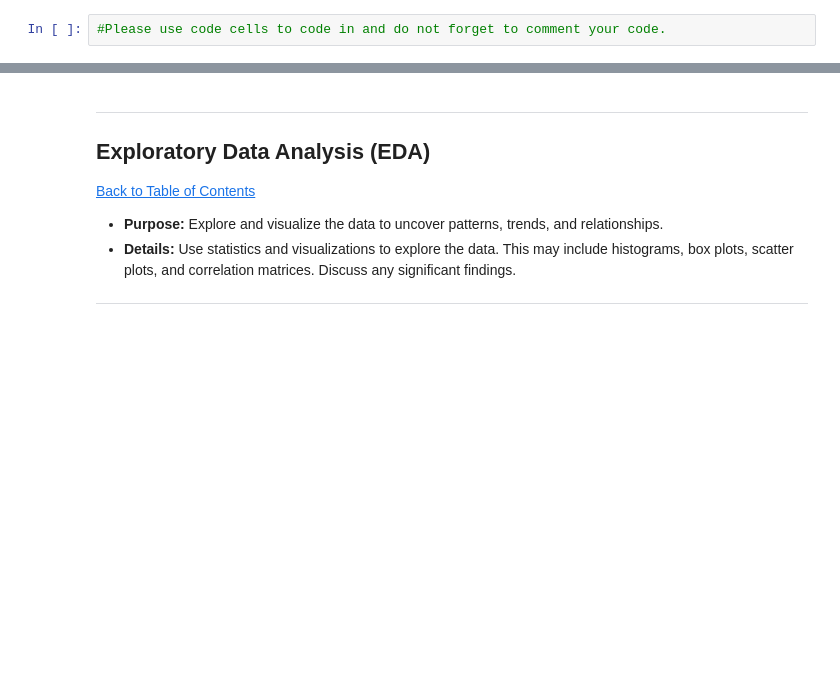
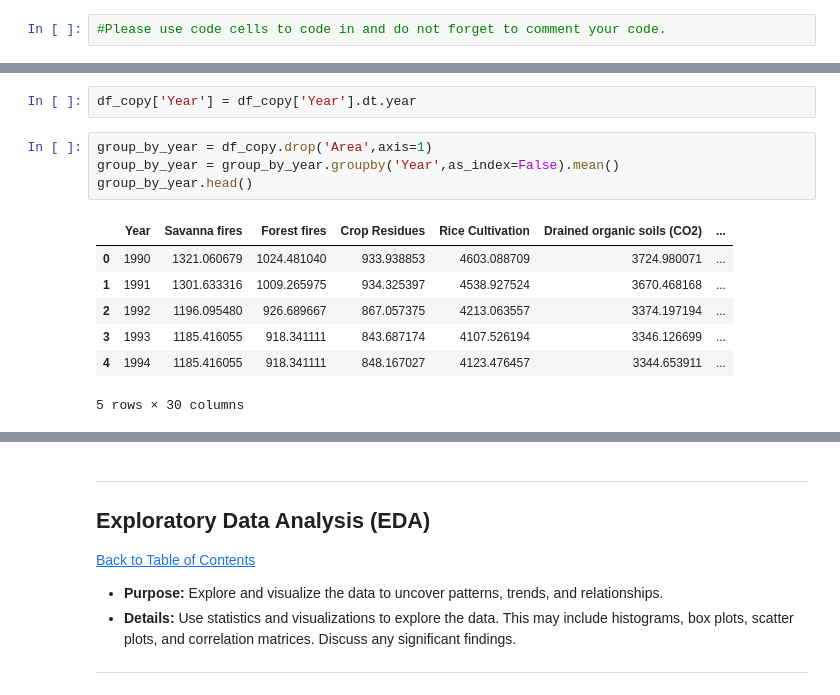
Before and after one commit to DavidFHarrison/2403PTDS_Regression_DH, a Jupyter notebook: Regression_Project_DH.ipynb, the cells around one changed output, grey strips where cells are left out. Cells and saved outputs as stored; diff of their text form; blank space fills up the shorter version.

```diff
--- a/Regression_Project_DH.ipynb
+++ b/Regression_Project_DH.ipynb
@@ -86,0 +194,14 @@
+# %%
+df_copy['Year'] = df_copy['Year'].dt.year
+# %%
+group_by_year = df_copy.drop('Area',axis=1)
+group_by_year = group_by_year.groupby('Year',as_index=False).mean()
+group_by_year.head()
+# %% [output]
+|  | Year | Savanna fires | Forest fires | Crop Residues | Rice Cultivation | Drained organic soils (CO2) | ... |
+| 0 | 1990 | 1321.060679 | 1024.481040 | 933.938853 | 4603.088709 | 3724.980071 | ... |
+| 1 | 1991 | 1301.633316 | 1009.265975 | 934.325397 | 4538.927524 | 3670.468168 | ... |
+| 2 | 1992 | 1196.095480 | 926.689667 | 867.057375 | 4213.063557 | 3374.197194 | ... |
+| 3 | 1993 | 1185.416055 | 918.341111 | 843.687174 | 4107.526194 | 3346.126699 | ... |
+| 4 | 1994 | 1185.416055 | 918.341111 | 848.167027 | 4123.476457 | 3344.653911 | ... |
+5 rows × 30 columns
```
Also changed, not shown: parts of 28 cells of this notebook, 2 other files.
